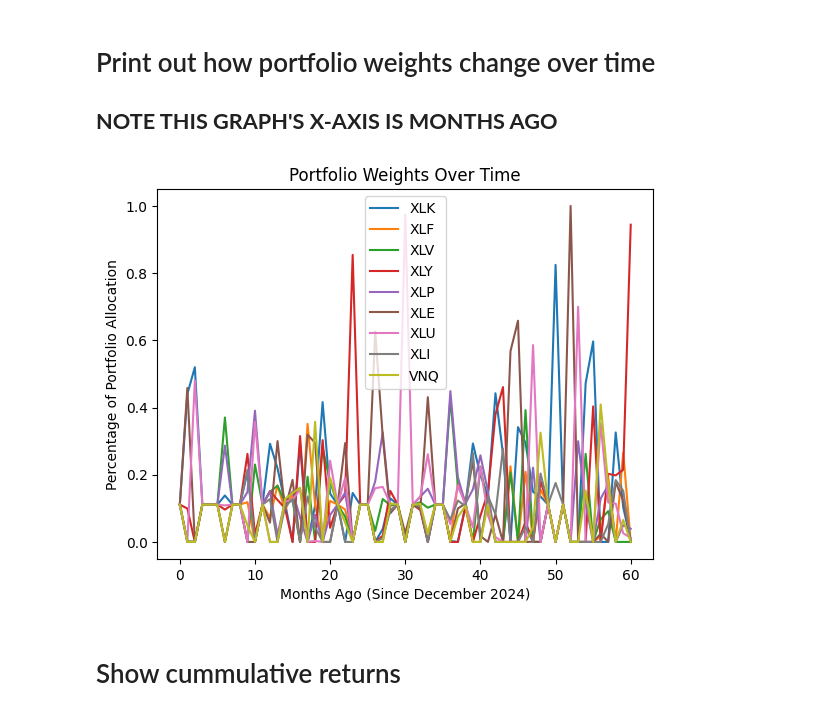
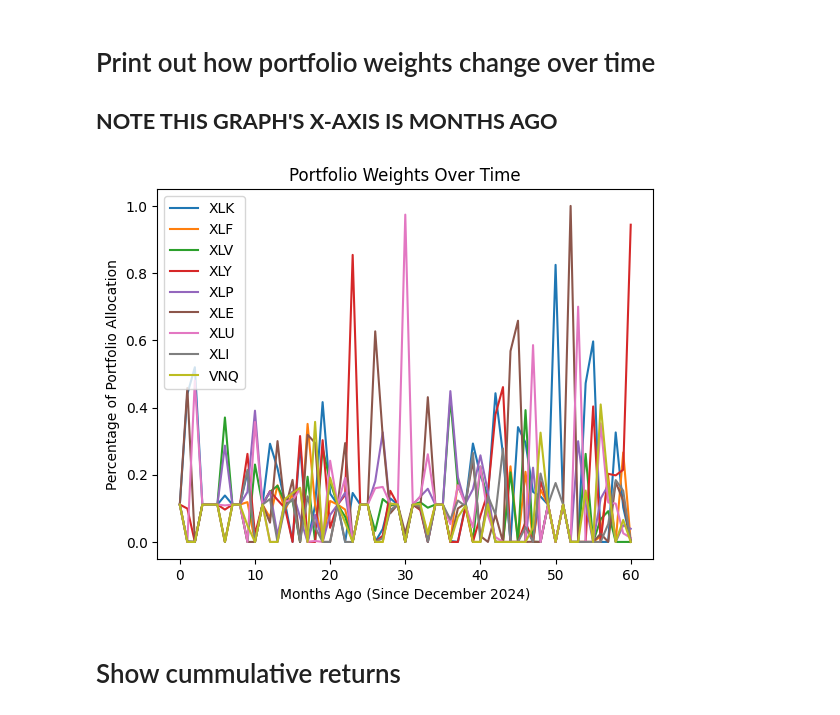
Before and after one commit to NookRitzia/Markowitz-Portfolio-Optimization, a Jupyter notebook: MPO Take 2.ipynb, the cells around one changed output. Drawn from its saved outputs; the diff is of its cells as text; code cells hidden in the pictures.

Commit message:
final touches
added comments, covariance matrix graph

```diff
--- a/MPO Take 2.ipynb
+++ b/MPO Take 2.ipynb
@@ -248,22 +242,22 @@ print((tdf['Return']+1).cumprod()[-1])
 # %% [markdown]
 # Print out how portfolio weights change over time
 ## **NOTE THIS GRAPH'S X-AXIS IS MONTHS AGO**
-# %%
-colors = ['r','g','b','yellow','orange','gray','pink','cyan','black']
-weight = []
-for i in range(len(weights_history[0])):
-    weight = []
-    for w in weights_history:
-        weight.append(w[i].item(0))
-
-    plt.plot(range(len(weight)), weight, label=etfs[i])
-plt.legend()
-plt.ylabel('Percentage of Portfolio Allocation')
-plt.xlabel('Months Ago (Since December 2024)')
-plt.title("Portfolio Weights Over Time")
-plt.show()
-# %% [output]
-[figure, removed]
+# %%
+colors = ['r','g','b','yellow','orange','gray','pink','cyan','black']
+weight = []
+for i in range(len(weights_history[0])):
+    weight = []
+    for w in weights_history:
+        weight.append(w[i].item(0))
+
+    plt.plot(range(len(weight)), weight, label=etfs[i])
+plt.legend(loc='upper left')
+plt.ylabel('Percentage of Portfolio Allocation')
+plt.xlabel('Months Ago (Since December 2024)')
+plt.title("Portfolio Weights Over Time")
+plt.show()
+# %% [output]
+[figure, added]
 # %%
 def equal_weights_portfolio_returns():
     months_ago = 5 * 12 # 5 years ago
```
Also changed, not shown: parts of 4 cells of this notebook, 3 other files.
